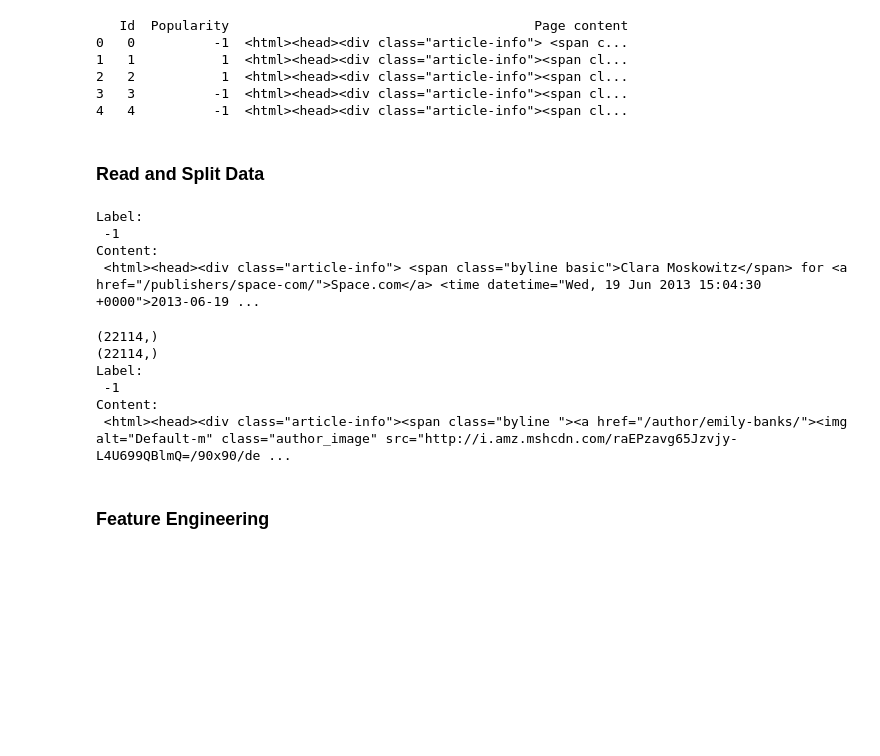
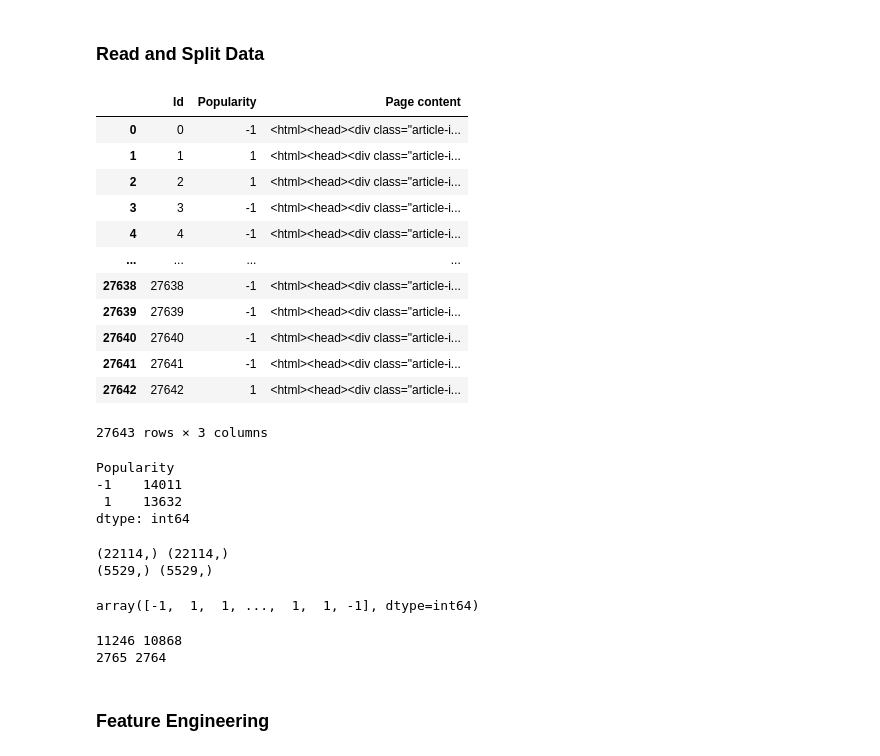
Before and after one commit to DLDaLao2/DeepLearningCups, a Jupyter notebook: Cup1/Cup1.ipynb, the cells around one changed output. Saved outputs shown, nothing was run; the diff lists cells and outputs as text; code cells hidden in the pictures; blank space fills up the shorter version.

```diff
--- a/Cup1/Cup1.ipynb
+++ b/Cup1/Cup1.ipynb
@@ -1,42 +1,50 @@
-# %%
-import pandas as pd
-import numpy as np
-from sklearn.model_selection import train_test_split
-
-df = pd.read_csv('./datasets/train.csv')
-print(df.head(5))
-# %% [output]
-   Id  Popularity                                       Page content
-0   0          -1  <html><head><div class="article-info"> <span c...
-1   1           1  <html><head><div class="article-info"><span cl...
-2   2           1  <html><head><div class="article-info"><span cl...
-3   3          -1  <html><head><div class="article-info"><span cl...
-4   4          -1  <html><head><div class="article-info"><span cl...
 # %% [markdown]
 ### Read and Split Data
-# %%
-print("Label:\n", df.loc[0, 'Popularity'])
-print("Content:\n",df.loc[0,'Page content'])
-# %% [output]
-Label:
- -1
-Content:
- <html><head><div class="article-info"> <span class="byline basic">Clara Moskowitz</span> for <a href="/publishers/space-com/">Space.com</a> <time datetime="Wed, 19 Jun 2013 15:04:30 +0000">2013-06-19 ...
+# %%
+import pandas as pd
+import numpy as np
+from sklearn.model_selection import train_test_split
+
+df = pd.read_csv('./datasets/train.csv')
+df
+# %% [output]
+|  | Id | Popularity | Page content |
+| 0 | 0 | -1 | <html><head><div class="article-i... |
+| 1 | 1 | 1 | <html><head><div class="article-i... |
+| 2 | 2 | 1 | <html><head><div class="article-i... |
+| 3 | 3 | -1 | <html><head><div class="article-i... |
+| 4 | 4 | -1 | <html><head><div class="article-i... |
+| ... | ... | ... | ... |
+| 27638 | 27638 | -1 | <html><head><div class="article-i... |
+| 27639 | 27639 | -1 | <html><head><div class="article-i... |
+| 27640 | 27640 | -1 | <html><head><div class="article-i... |
+| 27641 | 27641 | -1 | <html><head><div class="article-i... |
+| 27642 | 27642 | 1 | <html><head><div class="article-i... |
+27643 rows × 3 columns
+# %%
+df.groupby('Popularity').size()
+# %% [output]
+Popularity
+-1    14011
+ 1    13632
+dtype: int64
 # %%
 X = df.loc[:, 'Page content'].to_numpy()
 y = df.loc[:,'Popularity'].to_numpy()
-X_train, X_valid, y_train, y_valid = train_test_split(X, y, test_size=0.2, random_state=1)
+X_train, X_valid, y_train, y_valid = train_test_split(X, y, test_size=0.2, random_state=1224)
 
-print(X_train.shape)
-print(y_train.shape)
-print("Label:\n", y_train[0])
-print("Content:\n", X_train[0])
+print(X_train.shape, y_train.shape)
+print(X_valid.shape, y_valid.shape)
+y_train
 # %% [output]
-(22114,)
-(22114,)
-Label:
- -1
-Content:
- <html><head><div class="article-info"><span class="byline "><a href="/author/emily-banks/"><img alt="Default-m" class="author_image" src="http://i.amz.mshcdn.com/raEPzavg65Jzvjy-L4U699QBlmQ=/90x90/de ...
+(22114,) (22114,)
+(5529,) (5529,)
+array([-1,  1,  1, ...,  1,  1, -1], dtype=int64)
+# %%
+print((y_train == -1).sum(), (y_train == 1).sum())
+print((y_valid == -1).sum(), (y_valid == 1).sum())
+# %% [output]
+11246 10868
+2765 2764
 # %% [markdown]
 ### Feature Engineering
```
Also changed, not shown: parts of 49 cells of this notebook.
